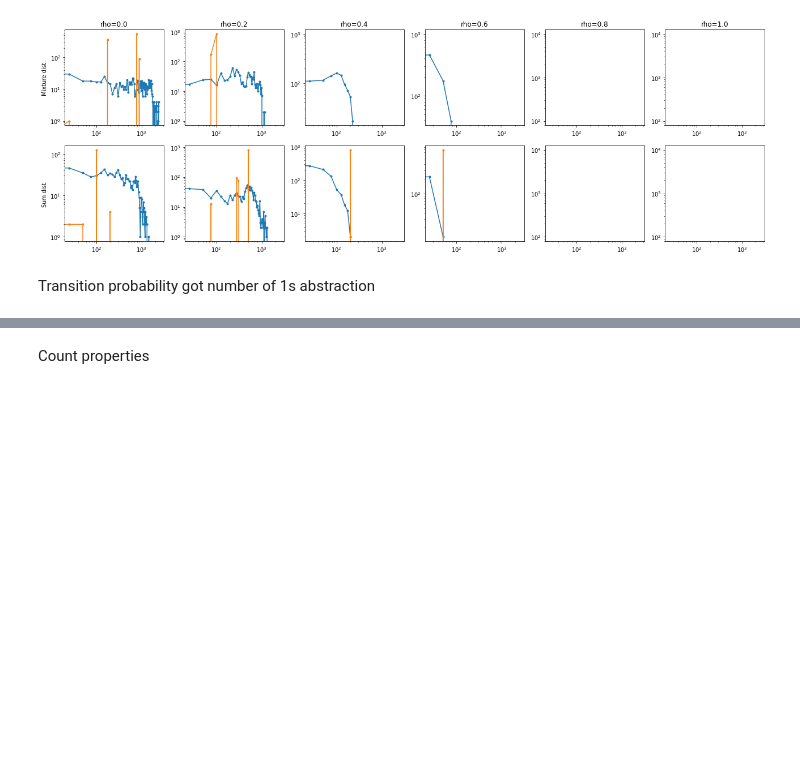
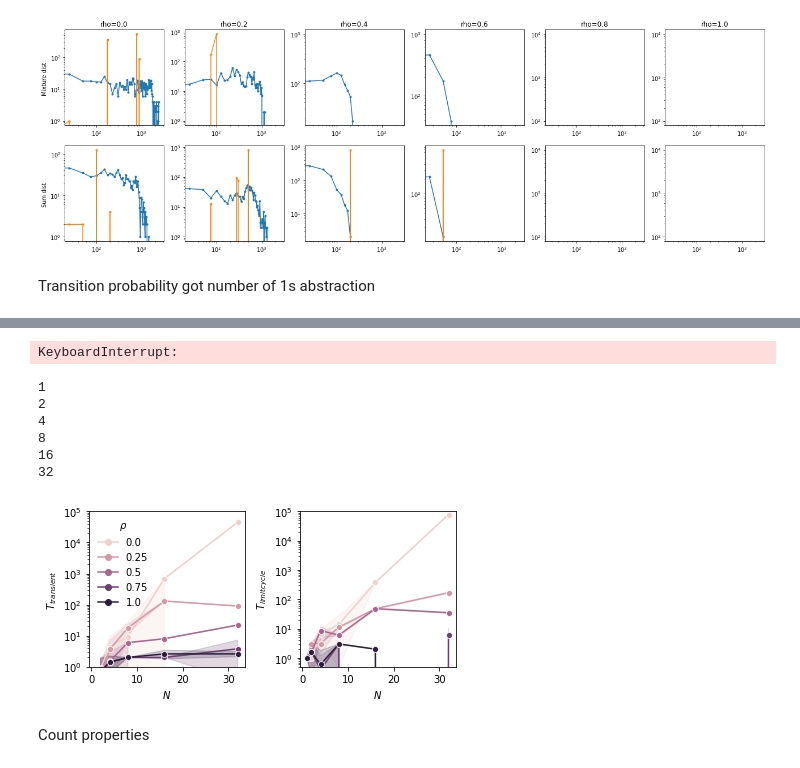
Before and after one commit to amimem/agent_abstraction, a Jupyter notebook: notebooks/emergence.ipynb, the cells around one changed output, grey strips where cells are left out. Saved outputs shown, nothing was run; the diff lists cells and outputs as text; code cells hidden in the pictures; blank space fills up the shorter version.

Commit message:
cleaned transient analysis

```diff
--- a/notebooks/emergence.ipynb
+++ b/notebooks/emergence.ipynb
@@ -310,0 +388,13 @@ Text(0, 0.5, 'Heterogeneous')
+# %%
+n_steps = 1000000
+n_agents = int(30)
+n_teams= 2
+policy_seed = 1
+initial_joint_action_seed = n_steps + 1
+team_size = int (n_agents/n_teams)
+rho= 0
+st = time.time()
+onfly_iterate_nsteps(rho, n_teams, team_size, policy_seed, initial_joint_action_seed, gen_type='sum')
+print(time.time() - st)
+# %% [output]
+KeyboardInterrupt:
@@ -310,0 +403,21 @@ Text(0, 0.5, 'Heterogeneous')
+# %%
+n_steps = 1000000
+n_teams= 2
+data=[]
+for n_agents in [1,2,4,8,16,32]:
+    team_size = int (n_agents/n_teams)
+    print(n_agents)
+    for rho in [0,0.25,0.5,0.75,1.0]:
+        for policy_seed in range(10):
+            for initial_joint_action_seed in range(n_steps,n_steps+10):
+                st = time.time()
+                index_seq, last_time, transient_duration=onfly_iterate(rho, n_teams, team_size, policy_seed, initial_joint_action_seed, gen_type='sum')
+                data.append([rho,n_agents,policy_seed,initial_joint_action_seed,time.time() - st,transient_duration,last_time])
+transient_df = pd.DataFrame(data, columns=('rho','N','policyseed','initseed','elapsedtime','transientduration','last_time'))
+# %% [output]
+1
+2
+4
+8
+16
+32
@@ -311,3 +426,23 @@ Text(0, 0.5, 'Heterogeneous')
+# %%
+fig,ax=pl.subplots(1,2,figsize=(6,3))
+transient_df['period']=transient_df.last_time - transient_df.transientduration
+sns.lineplot(ax=ax[0],data=transient_df,x='N',y='transientduration',hue='rho',style = 'rho', dashes = False, markers = ["o"]*5)
+ax[0].legend(title=r'$\rho$', frameon=False)
+ax[0].set_yscale('log')
+ax[0].set_ylim(1,1e5)
+ax[0].set_xlabel(r'$N$')
+ax[0].set_ylabel(r'$T_{transient}$')
+
+sns.lineplot(ax=ax[1],data=transient_df,x='N',y='period',hue='rho',style = 'rho', dashes = False, markers = ["o"]*5, legend = False)
+ax[1].set_yscale('log')
+ax[1].set_xlabel(r'$N$')
+ax[1].set_ylabel(r'$T_{limitcycle}$')
+
+ax[1].set_ylim(0.5,1e5)
+fig.tight_layout()
+fig.savefig('transient_scaling_sumdist_nteams_2.pdf', transparent=True,bbox_inches="tight",dpi=300)
+# %% [output]
+[figure, added]
 # %% [markdown]
 Count properties
 # %%
```
Also changed, not shown: parts of 8 cells of this notebook.
